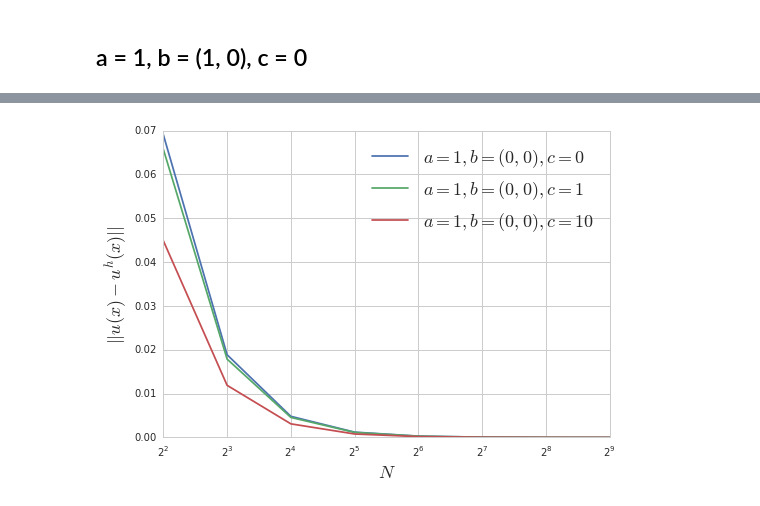
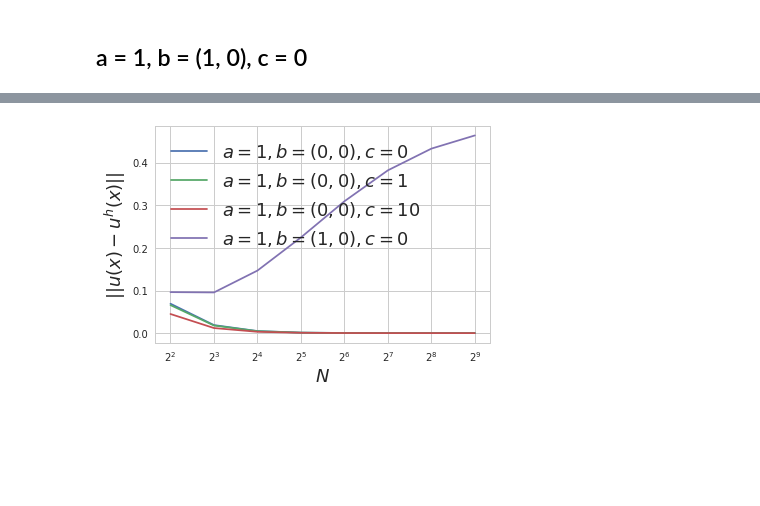
Before and after one commit to alcarney/polynomial_chaos, a Jupyter notebook: src/twod_deterministic.ipynb, the cells around one changed output, grey strips where cells are left out. Drawn from its saved outputs; the diff is of its cells as text; code cells hidden in the pictures; blank space fills up the shorter version.

```diff
--- a/src/twod_deterministic.ipynb
+++ b/src/twod_deterministic.ipynb
@@ -100,13 +101,13 @@ cases.append(errors[1])
 # %%
 fig, ax = plt.subplots(1)
 ax.set_xscale('log', basex=2)
 ax.set_xlabel(r'$N$', fontsize=18)
 ax.set_ylabel(r'$||u(x) - u^h(x)||$', fontsize=18)
 ax.plot(NS, cases[0], label=r"$a = 1, b = (0, 0), c = 0$")
 ax.plot(NS, cases[1], label=r"$a = 1, b = (0, 0), c = 1$")
 ax.plot(NS, cases[2], label=r"$a = 1, b = (0, 0), c = 10$")
-#ax.plot(NS, cases[3], label=r"$a = 1, b = (1, 0), c = 0$")
+ax.plot(NS, cases[3], label=r"$a = 1, b = (1, 0), c = 0$")
 ax.legend(fontsize=18, loc=0)
 fig.savefig('twod-deterministic-errors.pdf')
 # %% [output]
-[figure, old version]
+[figure, new version]
```
Also changed, not shown: parts of 5 cells of this notebook, 15 other files.
